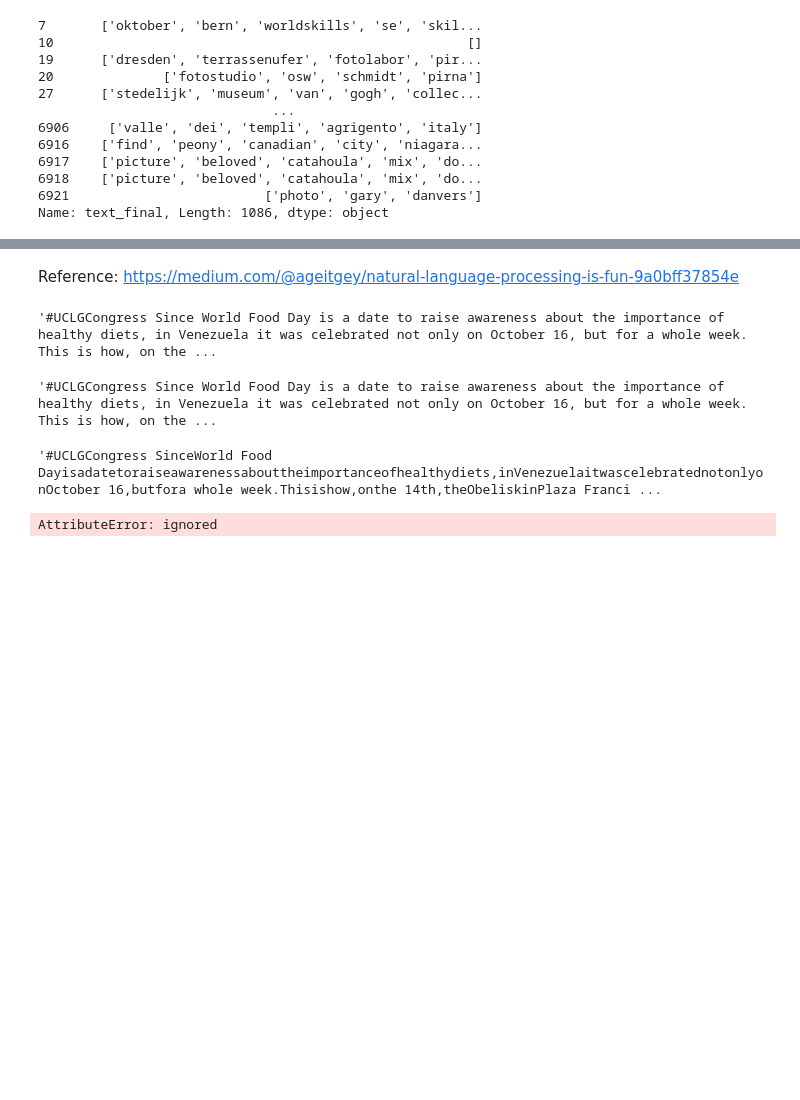
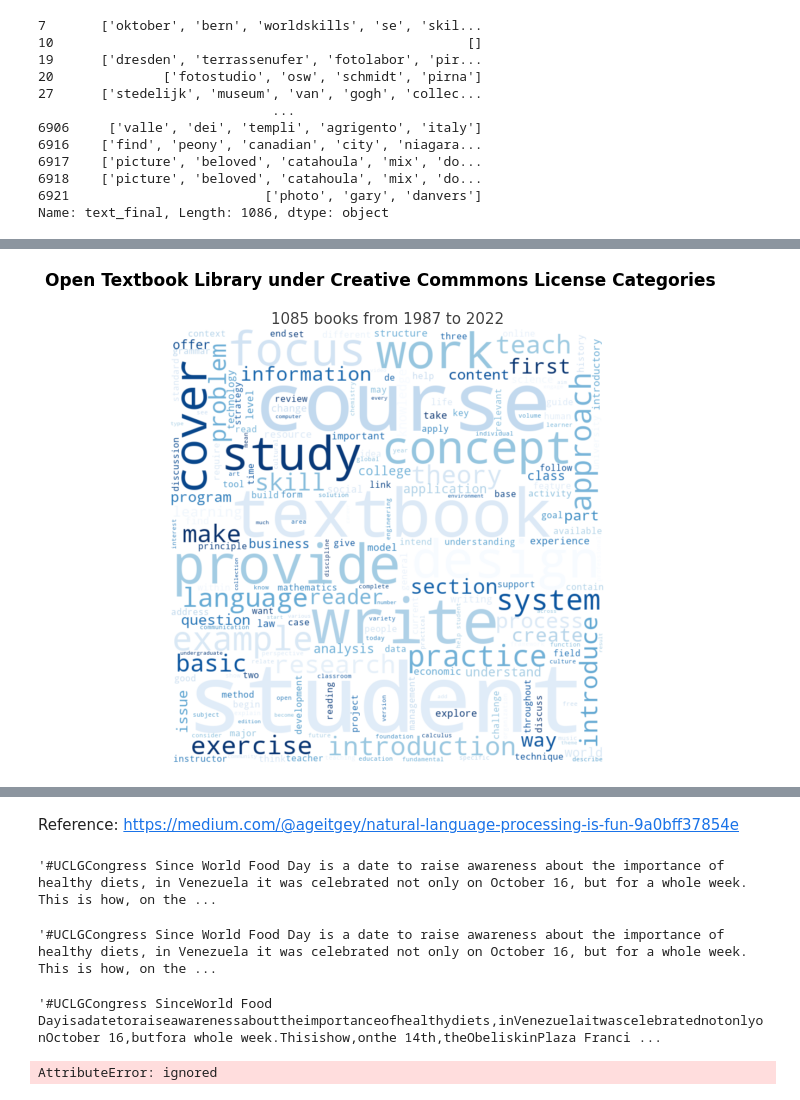
Before and after one commit to creativecommons/quantifying, a Jupyter notebook: analyze/Geomap_and_Model_building.ipynb, the cells around one changed output, grey strips where cells are left out. Saved outputs shown, nothing was run; the diff lists cells and outputs as text; code cells hidden in the pictures; blank space fills up the shorter version.

```diff
--- a/analyze/Geomap_and_Model_building.ipynb
+++ b/analyze/Geomap_and_Model_building.ipynb
@@ -989,0 +1110,2 @@ Evesham (ORG)
+# %%
+otl = pd.read_csv("/content/OTL.csv")
@@ -989,0 +1126,2 @@ Evesham (ORG)
+# %%
+otl.dropna(subset=["Title", "Description"], inplace=True)
@@ -989,0 +1144,4 @@ Evesham (ORG)
+# %%
+for i in np.arange(len(otl["License"])):
+  if otl["License"][i] == "Free Documentation License (GNU)":
+    otl["License"][i] = np.nan
@@ -989,0 +1152,2 @@ Evesham (ORG)
+# %%
+otl.dropna(subset=["License"], inplace=True)
@@ -989,0 +1235,42 @@ Evesham (ORG)
+# %%
+from wordcloud import WordCloud
+from wordcloud import STOPWORDS
+
+list_tags = (otl["text_final"][7]).strip("]'[").split("', '")
+# Converting string to list
+for row in otl["text_final"][10:]:
+  if str(row).strip("]'[").split("', '"):
+    list_tags += str(row).strip("]'[").split("', '")
+
+text_otl = ""
+stopwords = set(STOPWORDS)
+for word in list_tags:
+  # Splitting each tag into its constituent words
+  tokens = word.split()
+  # Converting each word to lower case
+  for i in range(len(tokens)):
+    tokens[i] = tokens[i].lower()
+    # Adding each word to text_otl
+    text_otl += " ".join(tokens) + " "
+
+otl_customized = {"book", "Chapter", "include", "many", "topic", "learn",
+                  "material", "use", "new", "present", "author", "provide"
+                  "cover", "need", "develop", "one", "well", "text"}
+stopwords = stopwords.union(otl_customized)
+
+word_cloud = WordCloud(
+        width=800,
+        height=800,
+        background_color="white",
+        stopwords=stopwords,
+        min_font_size=10,
+        colormap="Blues"
+).generate(text_otl)
+plt.figure(figsize=(8, 8), facecolor=None)
+plt.imshow(word_cloud, interpolation="bilinear")
+plt.axis("off")
+plt.title("1085 books from 1987 to 2022", fontsize=15, alpha=0.75)
+plt.suptitle('Open Textbook Library under Creative Commmons License Categories',fontsize=17, fontweight="bold")
+plt.show()
+# %% [output]
+[figure, added]
```
Also changed, not shown: parts of 56 cells of this notebook, 1 other file.
